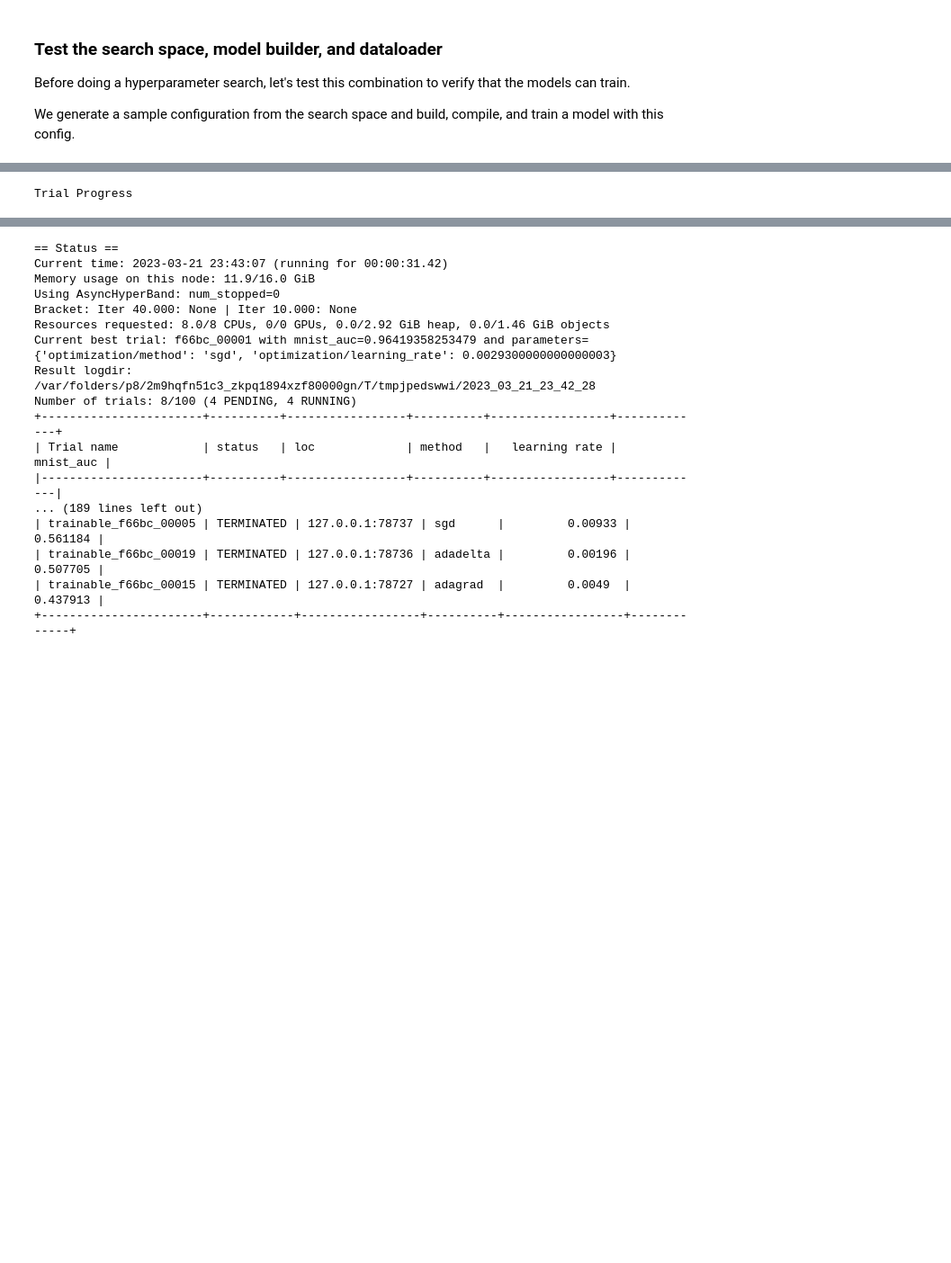
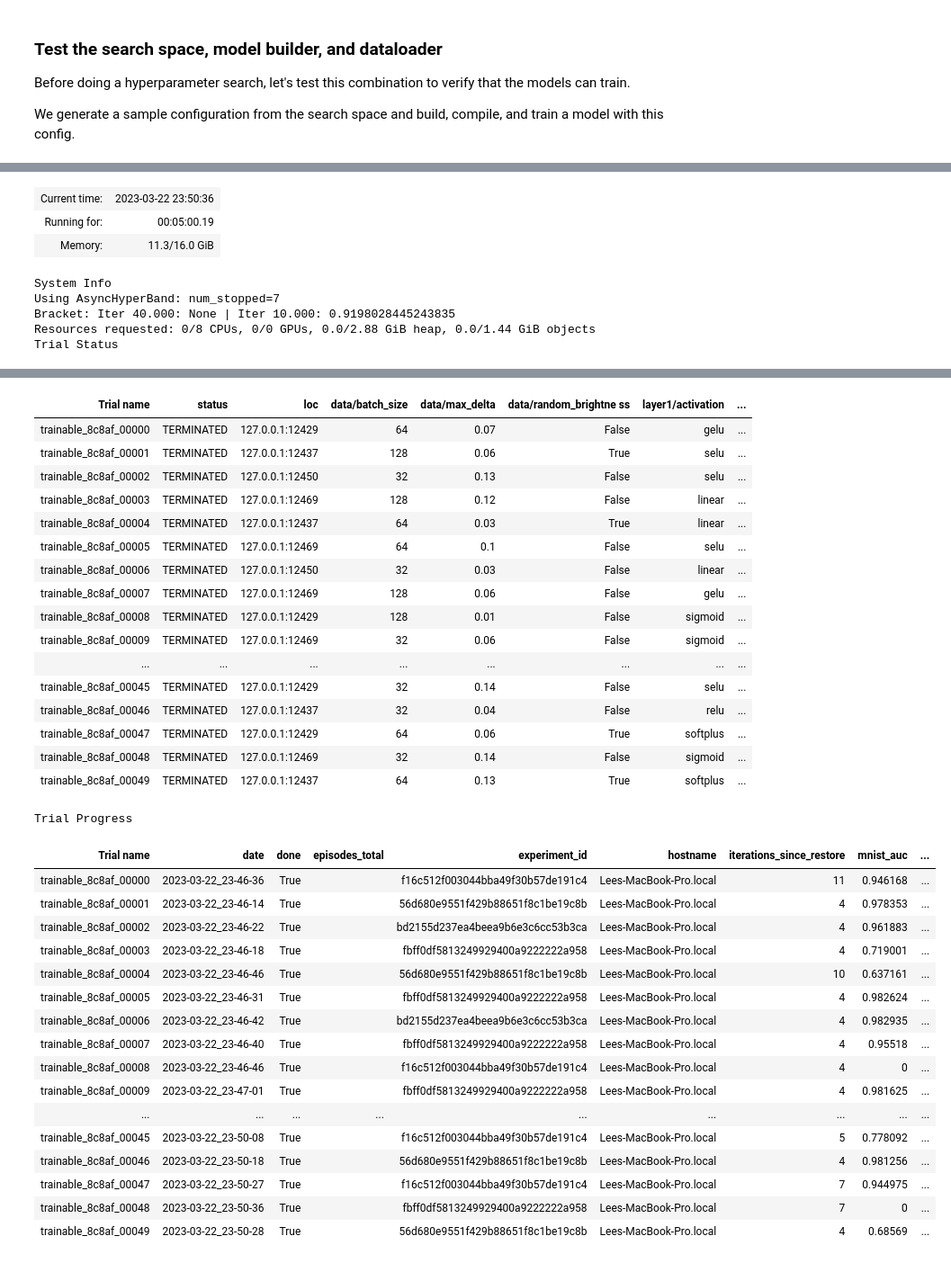
Before and after one commit to PathologyDataScience/glimr, a Jupyter notebook: examples/mnist_example.ipynb, the cells around one changed output, grey strips where cells are left out. Shown: that part at 90% size. Cells and saved outputs as stored; diff of their text form; code cells hidden in the pictures; blank space fills up the shorter version.

```diff
--- a/examples/mnist_example.ipynb
+++ b/examples/mnist_example.ipynb
@@ -370,19 +377,18 @@ from glimr.search import Search
 import os
 import tempfile
 
-# Initialize the class using the search space, model builder, data loader,
-# and the name of the metric to optimize. The metric name for this single-task
-# model has format task_metric. This is the standard convention when using
-# glimr.keras.keras_metrics.
+# Initialize a Search instance with the search space, model builder, and
+# data loader. The name of the metric and indicate to Ray how to measure
+# model performance, and are provided in format task_metric. This is the
+# convention when building models using glimr.keras.keras_metrics.
 tuner = Search(space, builder, dataloader, "mnist_auc")
 
-# setup a temporary directory to hold tune outputs
+# make a temporary directory to store outputs - cleanup at end
 temp_dir = tempfile.TemporaryDirectory()
 
-# run the experiment in this folder
+# run an experiment with 50 trials using default settings
 with contextlib.redirect_stderr(open(os.devnull, "w")):
-    tuner.experiment(temp_dir.name)
-
-# cleanup the temporary folder
-temp_dir.cleanup()
+    results = tuner.experiment(local_dir=temp_dir.name,
+                               name="default",
+                               num_samples=50)
 # %% [output]
@@ -409 +396,8 @@ Number of trials: 8/100 (7 PENDING, 1 RUNNING)
+| Current time: | 2023-03-22 23:50:36 |
+| Running for: | 00:05:00.19 |
+| Memory: | 11.3/16.0 GiB |
-Trial Progress
+System Info
+Using AsyncHyperBand: num_stopped=7
+Bracket: Iter 40.000: None | Iter 10.000: 0.9198028445243835
+Resources requested: 0/8 CPUs, 0/0 GPUs, 0.0/2.88 GiB heap, 0.0/1.44 GiB objects
+Trial Status
@@ -427,17 +404,35 @@ Trial Progress
+| Trial name | status | loc | data/batch_size | data/max_delta | data/random_brightne ss | layer1/activation | ... |
+| trainable_8c8af_00000 | TERMINATED | 127.0.0.1:12429 | 64 | 0.07 | False | gelu | ... |
+| trainable_8c8af_00001 | TERMINATED | 127.0.0.1:12437 | 128 | 0.06 | True | selu | ... |
+| trainable_8c8af_00002 | TERMINATED | 127.0.0.1:12450 | 32 | 0.13 | False | selu | ... |
+| trainable_8c8af_00003 | TERMINATED | 127.0.0.1:12469 | 128 | 0.12 | False | linear | ... |
+| trainable_8c8af_00004 | TERMINATED | 127.0.0.1:12437 | 64 | 0.03 | True | linear | ... |
+| trainable_8c8af_00005 | TERMINATED | 127.0.0.1:12469 | 64 | 0.1 | False | selu | ... |
+| trainable_8c8af_00006 | TERMINATED | 127.0.0.1:12450 | 32 | 0.03 | False | linear | ... |
+| trainable_8c8af_00007 | TERMINATED | 127.0.0.1:12469 | 128 | 0.06 | False | gelu | ... |
+| trainable_8c8af_00008 | TERMINATED | 127.0.0.1:12429 | 128 | 0.01 | False | sigmoid | ... |
+| trainable_8c8af_00009 | TERMINATED | 127.0.0.1:12469 | 32 | 0.06 | False | sigmoid | ... |
+| ... | ... | ... | ... | ... | ... | ... | ... |
+| trainable_8c8af_00045 | TERMINATED | 127.0.0.1:12429 | 32 | 0.14 | False | selu | ... |
+| trainable_8c8af_00046 | TERMINATED | 127.0.0.1:12437 | 32 | 0.04 | False | relu | ... |
+| trainable_8c8af_00047 | TERMINATED | 127.0.0.1:12429 | 64 | 0.06 | True | softplus | ... |
+| trainable_8c8af_00048 | TERMINATED | 127.0.0.1:12469 | 32 | 0.14 | False | sigmoid | ... |
+| trainable_8c8af_00049 | TERMINATED | 127.0.0.1:12437 | 64 | 0.13 | True | softplus | ... |
-== Status ==
-Current time: 2023-03-21 23:43:07 (running for 00:00:31.42)
-Memory usage on this node: 11.9/16.0 GiB
-Using AsyncHyperBand: num_stopped=0
-Bracket: Iter 40.000: None | Iter 10.000: None
-Resources requested: 8.0/8 CPUs, 0/0 GPUs, 0.0/2.92 GiB heap, 0.0/1.46 GiB objects
-Current best trial: f66bc_00001 with mnist_auc=0.96419358253479 and parameters={'optimization/method': 'sgd', 'optimization/learning_rate': 0.0029300000000000003}
-Result logdir: /var/folders/p8/2m9hqfn51c3_zkpq1894xzf80000gn/T/tmpjpedswwi/2023_03_21_23_42_28
-Number of trials: 8/100 (4 PENDING, 4 RUNNING)
-+-----------------------+----------+-----------------+----------+-----------------+-------------+
-| Trial name            | status   | loc             | method   |   learning rate |   mnist_auc |
-|-----------------------+----------+-----------------+----------+-----------------+-------------|
-... (189 lines left out)
-| trainable_f66bc_00005 | TERMINATED | 127.0.0.1:78737 | sgd      |         0.00933 |    0.561184 |
-| trainable_f66bc_00019 | TERMINATED | 127.0.0.1:78736 | adadelta |         0.00196 |    0.507705 |
-| trainable_f66bc_00015 | TERMINATED | 127.0.0.1:78727 | adagrad  |         0.0049  |    0.437913 |
-+-----------------------+------------+-----------------+----------+-----------------+-------------+
+Trial Progress
+| Trial name | date | done | episodes_total | experiment_id | hostname | iterations_since_restore | mnist_auc | ... |
+| trainable_8c8af_00000 | 2023-03-22_23-46-36 | True |  | f16c512f003044bba49f30b57de191c4 | Lees-MacBook-Pro.local | 11 | 0.946168 | ... |
+| trainable_8c8af_00001 | 2023-03-22_23-46-14 | True |  | 56d680e9551f429b88651f8c1be19c8b | Lees-MacBook-Pro.local | 4 | 0.978353 | ... |
+| trainable_8c8af_00002 | 2023-03-22_23-46-22 | True |  | bd2155d237ea4beea9b6e3c6cc53b3ca | Lees-MacBook-Pro.local | 4 | 0.961883 | ... |
+| trainable_8c8af_00003 | 2023-03-22_23-46-18 | True |  | fbff0df5813249929400a9222222a958 | Lees-MacBook-Pro.local | 4 | 0.719001 | ... |
+| trainable_8c8af_00004 | 2023-03-22_23-46-46 | True |  | 56d680e9551f429b88651f8c1be19c8b | Lees-MacBook-Pro.local | 10 | 0.637161 | ... |
+| trainable_8c8af_00005 | 2023-03-22_23-46-31 | True |  | fbff0df5813249929400a9222222a958 | Lees-MacBook-Pro.local | 4 | 0.982624 | ... |
+| trainable_8c8af_00006 | 2023-03-22_23-46-42 | True |  | bd2155d237ea4beea9b6e3c6cc53b3ca | Lees-MacBook-Pro.local | 4 | 0.982935 | ... |
+| trainable_8c8af_00007 | 2023-03-22_23-46-40 | True |  | fbff0df5813249929400a9222222a958 | Lees-MacBook-Pro.local | 4 | 0.95518 | ... |
+| trainable_8c8af_00008 | 2023-03-22_23-46-46 | True |  | f16c512f003044bba49f30b57de191c4 | Lees-MacBook-Pro.local | 4 | 0 | ... |
+| trainable_8c8af_00009 | 2023-03-22_23-47-01 | True |  | fbff0df5813249929400a9222222a958 | Lees-MacBook-Pro.local | 4 | 0.981625 | ... |
+| ... | ... | ... | ... | ... | ... | ... | ... | ... |
+| trainable_8c8af_00045 | 2023-03-22_23-50-08 | True |  | f16c512f003044bba49f30b57de191c4 | Lees-MacBook-Pro.local | 5 | 0.778092 | ... |
+| trainable_8c8af_00046 | 2023-03-22_23-50-18 | True |  | 56d680e9551f429b88651f8c1be19c8b | Lees-MacBook-Pro.local | 4 | 0.981256 | ... |
+| trainable_8c8af_00047 | 2023-03-22_23-50-27 | True |  | f16c512f003044bba49f30b57de191c4 | Lees-MacBook-Pro.local | 7 | 0.944975 | ... |
+| trainable_8c8af_00048 | 2023-03-22_23-50-36 | True |  | fbff0df5813249929400a9222222a958 | Lees-MacBook-Pro.local | 7 | 0 | ... |
+| trainable_8c8af_00049 | 2023-03-22_23-50-28 | True |  | 56d680e9551f429b88651f8c1be19c8b | Lees-MacBook-Pro.local | 4 | 0.68569 | ... |
```
Also changed, not shown: parts of 18 cells of this notebook.
